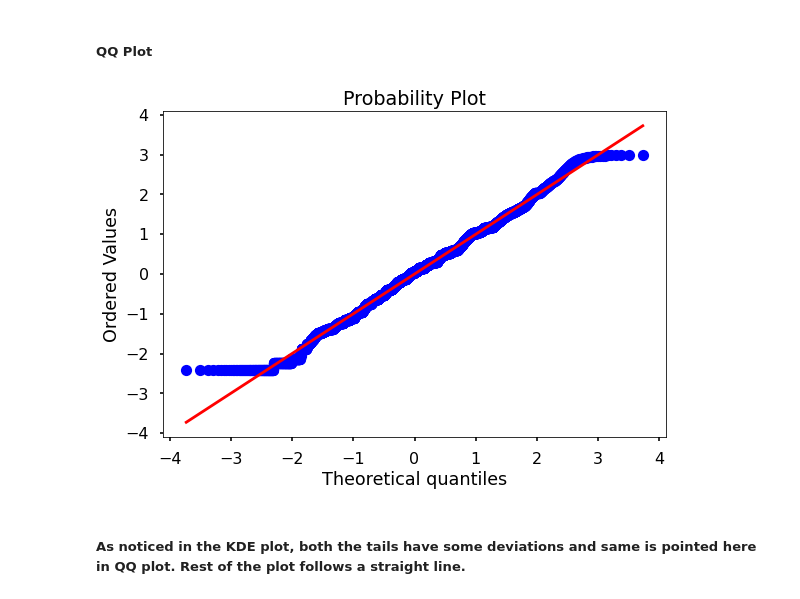
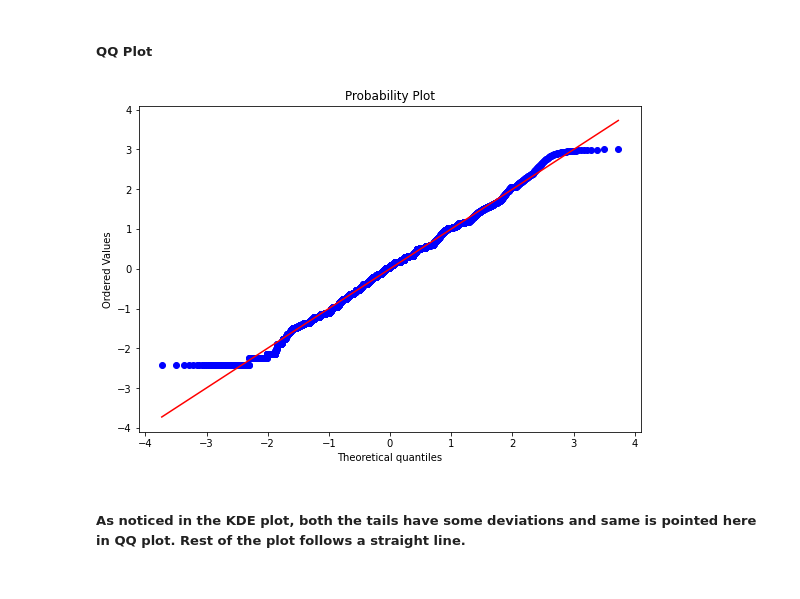
Before and after one commit to raj-shr-git/AAIC_Practice, a Jupyter notebook: VIDEO_PRACTICE/MODULE-1/ANOVA_Test.ipynb, the cells around one changed output. Drawn from its saved outputs; the diff is of its cells as text; code cells hidden in the pictures.

```diff
--- a/VIDEO_PRACTICE/MODULE-1/ANOVA_Test.ipynb
+++ b/VIDEO_PRACTICE/MODULE-1/ANOVA_Test.ipynb
@@ -537,11 +535,11 @@ NormaltestResult(statistic=1.8333095325703308, pvalue=0.3998544127365905)
 # %%
 from scipy.stats import probplot
 # %%
-with plt.style.context('seaborn-poster'):
+with plt.style.context('seaborn-bright'):
     plt.figure(figsize=(9,6))
     probplot(all_states_pt_pos['positive_pt'],plot=plt);
 # %% [output]
-[figure, old version]
+[figure, new version]
 # %% [markdown]
 ##### **As noticed in the KDE plot, both the tails have some deviations and same is pointed here in QQ plot. Rest of the plot follows a straight line.**
 # %% [markdown]
```
Also changed, not shown: parts of 25 cells of this notebook.
